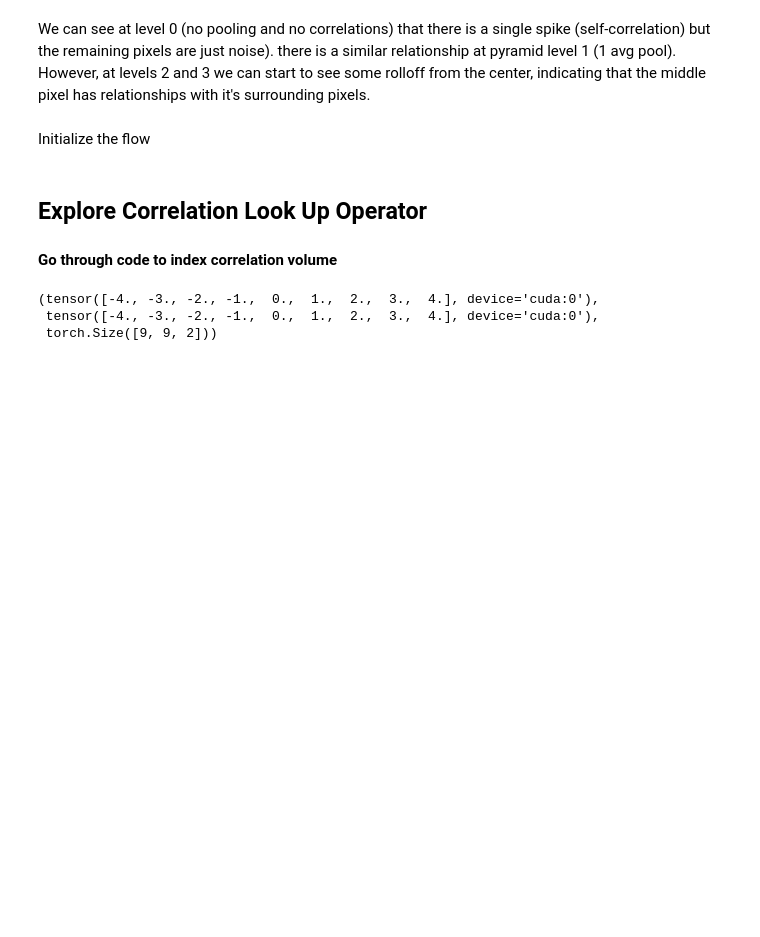
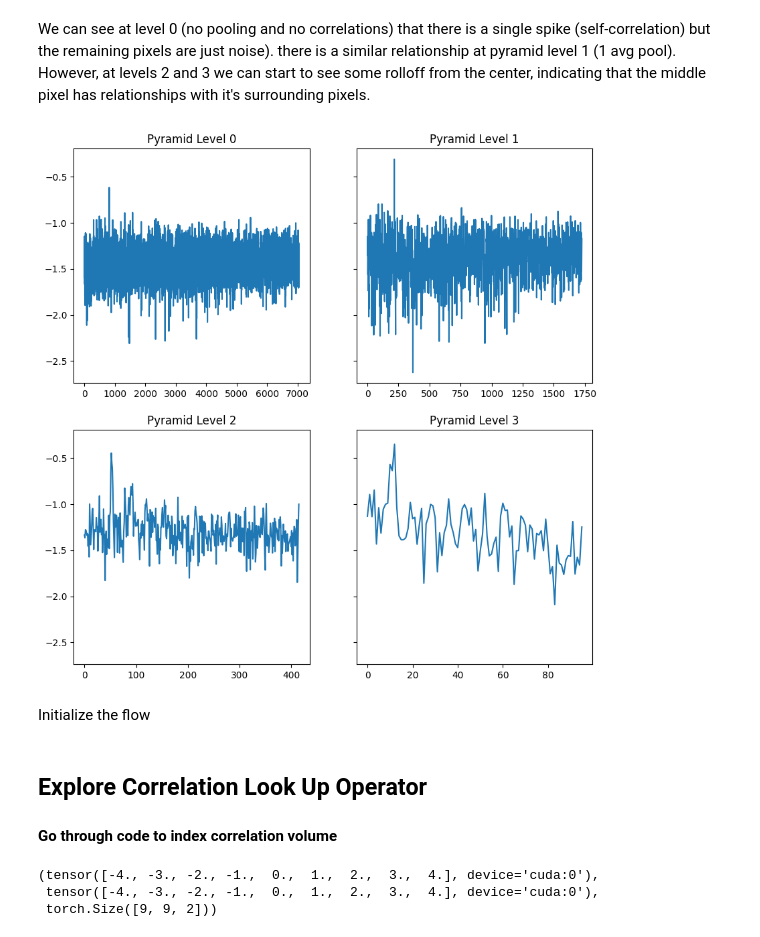
Before and after one commit to itberrios/CV_projects, a Jupyter notebook: RAFT/RAFT_deep_dive.ipynb, the cells around one changed output. Drawn from its saved outputs; the diff is of its cells as text; code cells hidden in the pictures; blank space fills up the shorter version.

```diff
--- a/RAFT/RAFT_deep_dive.ipynb
+++ b/RAFT/RAFT_deep_dive.ipynb
@@ -223,5 +252,17 @@ ax[1, 1].set_title("Pyramid Level 3");
 # %% [markdown]
 We can see at level 0 (no pooling and no correlations) that there is a single spike (self-correlation) but the remaining pixels are just noise). there is a similar relationship at pyramid level 1 (1 avg pool). However, at levels 2 and 3 we can start to see some rolloff from the center, indicating that the middle pixel has relationships with it's surrounding pixels.
+# %%
+_, ax = plt.subplots(2, 2, figsize=(10, 10), sharey=True)
+ax[0, 0].plot(np.log(normed_covs[0][813, :]))
+ax[0, 0].set_title("Pyramid Level 0")
+ax[0, 1].plot(np.log(normed_covs[1][216, :]))
+ax[0, 1].set_title("Pyramid Level 1")
+ax[1, 0].plot(np.log(normed_covs[2][52, :]))
+ax[1, 0].set_title("Pyramid Level 2")
+ax[1, 1].plot(np.log(normed_covs[3][12, :]))
+ax[1, 1].set_title("Pyramid Level 3");
+# %% [output]
+[figure, added]
 # %% [markdown]
 Initialize the flow
 # %%
```
Also changed, not shown: parts of 33 cells of this notebook.
